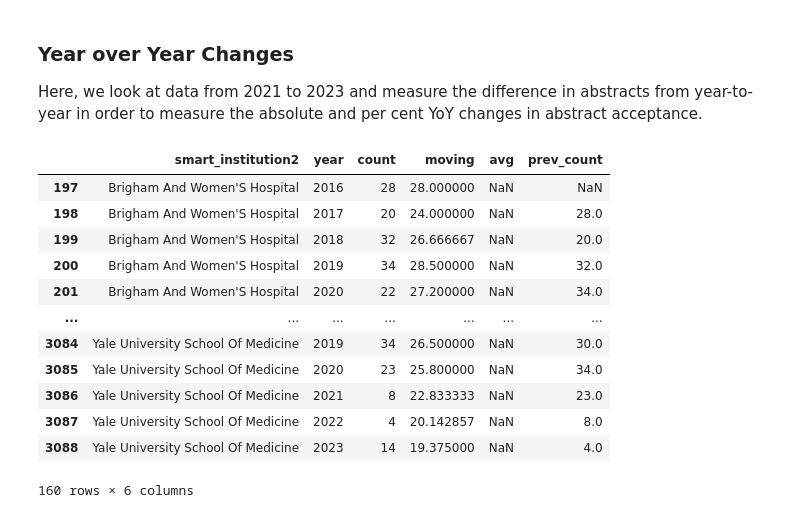
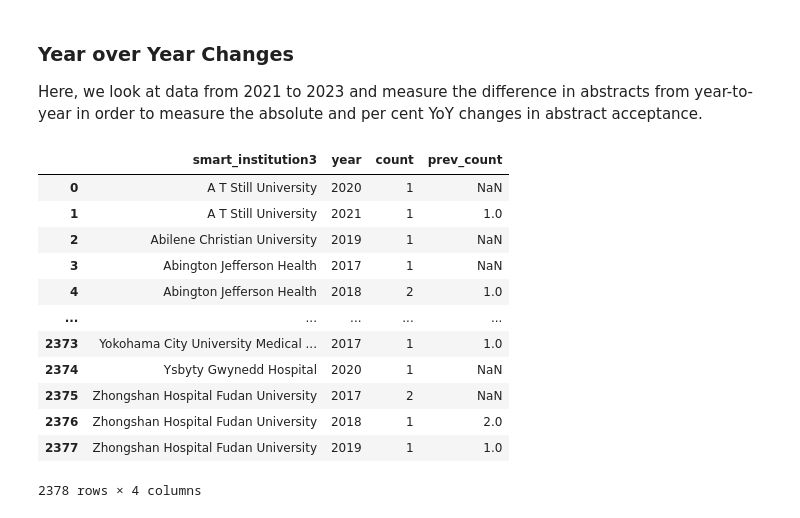
Before and after one commit to tsathe/ascproj, a Jupyter notebook: data.ipynb, the cells around one changed output. Saved outputs shown, nothing was run; the diff lists cells and outputs as text; code cells hidden in the pictures.

```diff
--- a/data.ipynb
+++ b/data.ipynb
@@ -171,3 +161,14 @@ fig.show()
 ### Number of Abstracts By Institution
 
 Here, we calculate the number of abstracts by institution for the duration of the study period
+# %%
+# df_institutions = df2.groupby(['smart_institution2', 'year']).agg(
+#     count = ('control_number', 'nunique')
+# )
+
+df_institutions = df2.groupby(['smart_institution2']).agg(
+    count = ('control_number', 'nunique')
+)
+df_institutions.sort_values(by='count', ascending=False, inplace=True)
+df_institutions.reset_index(inplace=True)
+df_institutions
@@ -173,0 +331,3 @@ Here, we calculate the number of abstracts by institution for the duration of th
+# %%
+df_bg = pd.DataFrame(bad_to_good.items(), columns=['smart_institution2', 'smart_institution3'])
+df_bg.to_csv('maps.csv')
@@ -173,0 +338,11 @@ Here, we calculate the number of abstracts by institution for the duration of th
+# %%
+df3 = df2.merge(df_bg, on='smart_institution2')
+df3['smart_institution3'].replace(['David Geffen School Of Medicine', 'Feinberg School Of Medicine - Northwestern University'], ['University Of California - Los Angeles', 'Northwestern University'], inplace=True)
+
+
+# df_institutions2 = df3.groupby(['smart_institution3']).agg(
+#     count = ('control_number', 'nunique')
+# )
+# df_institutions2.sort_values(by='count', ascending=False, inplace=True)
+# df_institutions2.reset_index(inplace=True)
+# df_institutions2[:50]
@@ -263,0 +470,10 @@ df_institution_rank.reset_index(inplace=True)
+# %%
+df_institution_year_rank = df3.groupby(['smart_institution3', 'year']).agg(
+    count = ('control_number', 'nunique')
+)
+
+df_institution_year_rank.reset_index(inplace=True)
+
+df_subset = df_institution_year_rank[df_institution_year_rank['smart_institution3'].isin(institution_subset)]
+df_subset.sort_values(by=['year', 'count'], ascending=False, inplace=True)
+df_subset
@@ -319,30 +519,28 @@ fig.show()
 
 Here, we look at data from 2021 to 2023 and measure the difference in abstracts from year-to-year in order to measure the absolute and per cent YoY changes in abstract acceptance.
 # %%
-# df_prev_value = df_institution_rank2.groupby(['smart_institution2', 'year'])['count'].shift(1)
+# df_prev_value = df_institution_rank2.groupby(['smart_institution3', 'year'])['count'].shift(1)
 # df_prev_value
 
-df_institution_rank2 = df_institution_rank
-df_institution_rank2
+df_changes = df_institution_year_rank
 
-df_institution_rank2['prev_count'] = df_institution_rank2['count'].shift().where(df_institution_rank2['smart_institution2'].eq(df_institution_rank2['smart_institution2'].shift()))
-df_institution_rank2
 
-df_institution_rank2
+df_changes['prev_count'] = df_changes['count'].shift().where(df_changes['smart_institution3'].eq(df_changes['smart_institution3'].shift()))
+df_changes
 # %% [output]
-|  | smart_institution2 | year | count | moving | avg | prev_count |
-| 197 | Brigham And Women'S Hospital | 2016 | 28 | 28.000000 | NaN | NaN |
-| 198 | Brigham And Women'S Hospital | 2017 | 20 | 24.000000 | NaN | 28.0 |
-| 199 | Brigham And Women'S Hospital | 2018 | 32 | 26.666667 | NaN | 20.0 |
-| 200 | Brigham And Women'S Hospital | 2019 | 34 | 28.500000 | NaN | 32.0 |
-| 201 | Brigham And Women'S Hospital | 2020 | 22 | 27.200000 | NaN | 34.0 |
-| ... | ... | ... | ... | ... | ... | ... |
-| 3084 | Yale University School Of Medicine | 2019 | 34 | 26.500000 | NaN | 30.0 |
-| 3085 | Yale University School Of Medicine | 2020 | 23 | 25.800000 | NaN | 34.0 |
-| 3086 | Yale University School Of Medicine | 2021 | 8 | 22.833333 | NaN | 23.0 |
-| 3087 | Yale University School Of Medicine | 2022 | 4 | 20.142857 | NaN | 8.0 |
-| 3088 | Yale University School Of Medicine | 2023 | 14 | 19.375000 | NaN | 4.0 |
+|  | smart_institution3 | year | count | prev_count |
+| 0 | A T Still University | 2020 | 1 | NaN |
+| 1 | A T Still University | 2021 | 1 | 1.0 |
+| 2 | Abilene Christian University | 2019 | 1 | NaN |
+| 3 | Abington Jefferson Health | 2017 | 1 | NaN |
+| 4 | Abington Jefferson Health | 2018 | 2 | 1.0 |
+| ... | ... | ... | ... | ... |
+| 2373 | Yokohama City University Medical ... | 2017 | 1 | 1.0 |
+| 2374 | Ysbyty Gwynedd Hospital | 2020 | 1 | NaN |
+| 2375 | Zhongshan Hospital Fudan University | 2017 | 2 | NaN |
+| 2376 | Zhongshan Hospital Fudan University | 2018 | 1 | 2.0 |
+| 2377 | Zhongshan Hospital Fudan University | 2019 | 1 | 1.0 |
-160 rows × 6 columns
+2378 rows × 4 columns
 # %%
 
 
```
Also changed, not shown: parts of 18 cells of this notebook, 14 other files.
